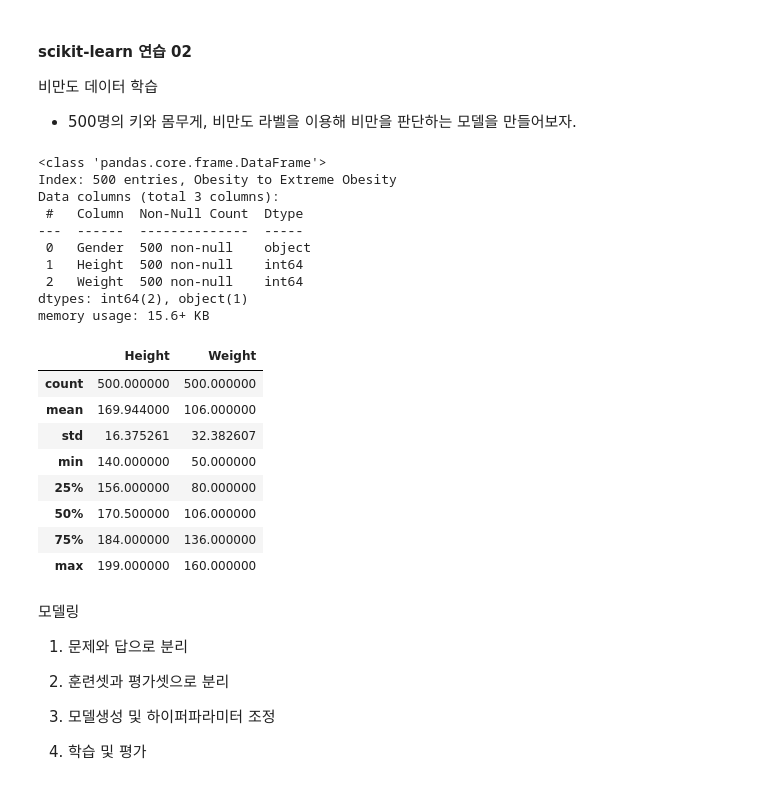
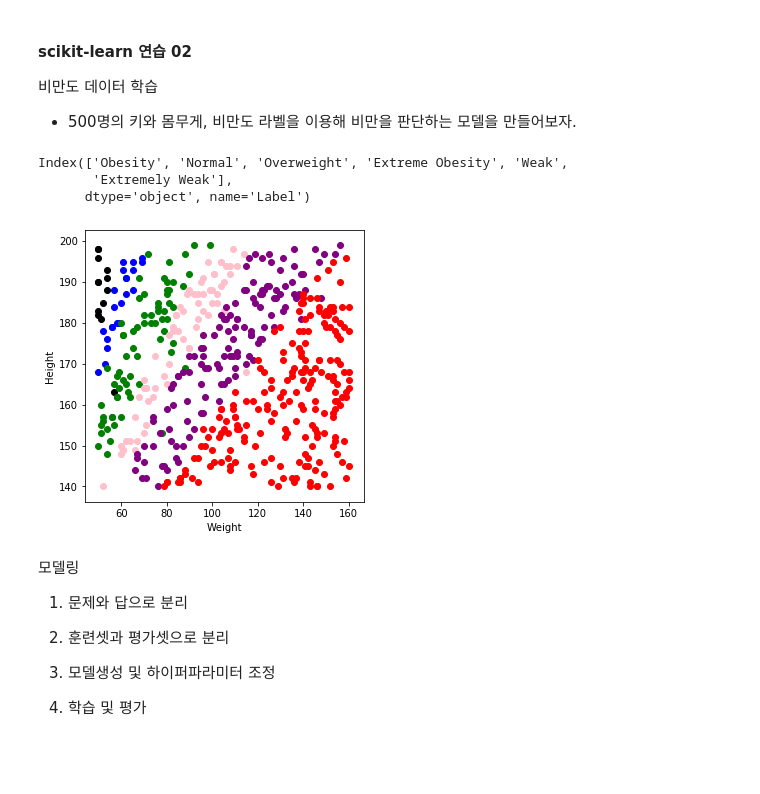
Before and after one commit to ziho9593/Gwangju-AISchool, a Jupyter notebook: Week_2/07.15-ML_01/ML_01_머신러닝개요.ipynb, the cells around one changed output. Cells and saved outputs as stored; diff of their text form; code cells hidden in the pictures; blank space fills up the shorter version.

```diff
--- a/Week_2/07.15-ML_01/ML_01_머신러닝개요.ipynb
+++ b/Week_2/07.15-ML_01/ML_01_머신러닝개요.ipynb
@@ -296,25 +296,10 @@ from sklearn import metrics # 평가를 위한 모듈
 
 data = pd.read_csv('bmi_500.csv', index_col='Label')
 # data.head()
-data.info()     # 전체 row수, 결측치 여부, 컬럼별 정보
-data.describe() # DataFrame 통계정보 확인
+# data.info()     # 전체 row수, 결측치 여부, 컬럼별 정보
+# data.describe() # DataFrame 통계정보 확인
+data.index.unique()
 # %% [output]
-<class 'pandas.core.frame.DataFrame'>
-Index: 500 entries, Obesity to Extreme Obesity
-Data columns (total 3 columns):
- #   Column  Non-Null Count  Dtype
----  ------  --------------  -----
- 0   Gender  500 non-null    object
- 1   Height  500 non-null    int64
- 2   Weight  500 non-null    int64
-dtypes: int64(2), object(1)
-memory usage: 15.6+ KB
+Index(['Obesity', 'Normal', 'Overweight', 'Extreme Obesity', 'Weak',
+       'Extremely Weak'],
+      dtype='object', name='Label')
-|  | Height | Weight |
-| count | 500.000000 | 500.000000 |
-| mean | 169.944000 | 106.000000 |
-| std | 16.375261 | 32.382607 |
-| min | 140.000000 | 50.000000 |
-| 25% | 156.000000 | 80.000000 |
-| 50% | 170.500000 | 106.000000 |
-| 75% | 184.000000 | 136.000000 |
-| max | 199.000000 | 160.000000 |
@@ -323,3 +306,30 @@ memory usage: 15.6+ KB
+# %%
+# 각 비만도 등급별로 시각화 (분류가 가능한지 확인)
+def easy_scatter(label, color):
+    t = data.loc[label]
+    plt.scatter(t['Weight'], t['Height'], c=color, label=label)
+
+plt.figure(figsize=(5,5)) # 가로, 세로 크기
+
+# t = data.loc['Extremely Weak']
+# plt.scatter(t['Weight'], t['Height'], c='black', label='Extremely Weak')
+easy_scatter('Extremely Weak', 'black')
+
+# t = data.loc['Weak']
+# plt.scatter(t['Weight'], t['Height'], c='blue', label='Weak')
+easy_scatter('Weak', 'blue')
+
+easy_scatter('Normal', 'green')
+easy_scatter('Overweight', 'pink')
+easy_scatter('Obesity', 'purple')
+easy_scatter('Extreme Obesity', 'red')
+
+# plt.legend(loc='upper right')
+plt.xlabel('Weight')
+plt.ylabel('Height')
+plt.show()
+# %% [output]
+[figure, added]
 # %% [markdown]
 모델링
 
```
Also changed, not shown: parts of 6 cells of this notebook.
